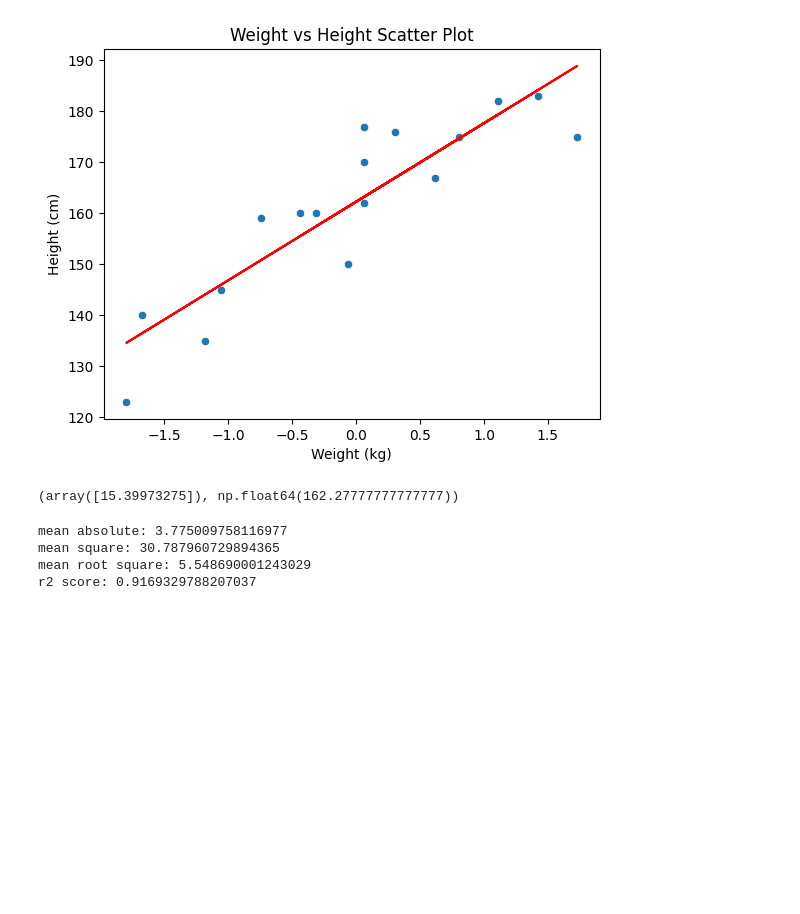
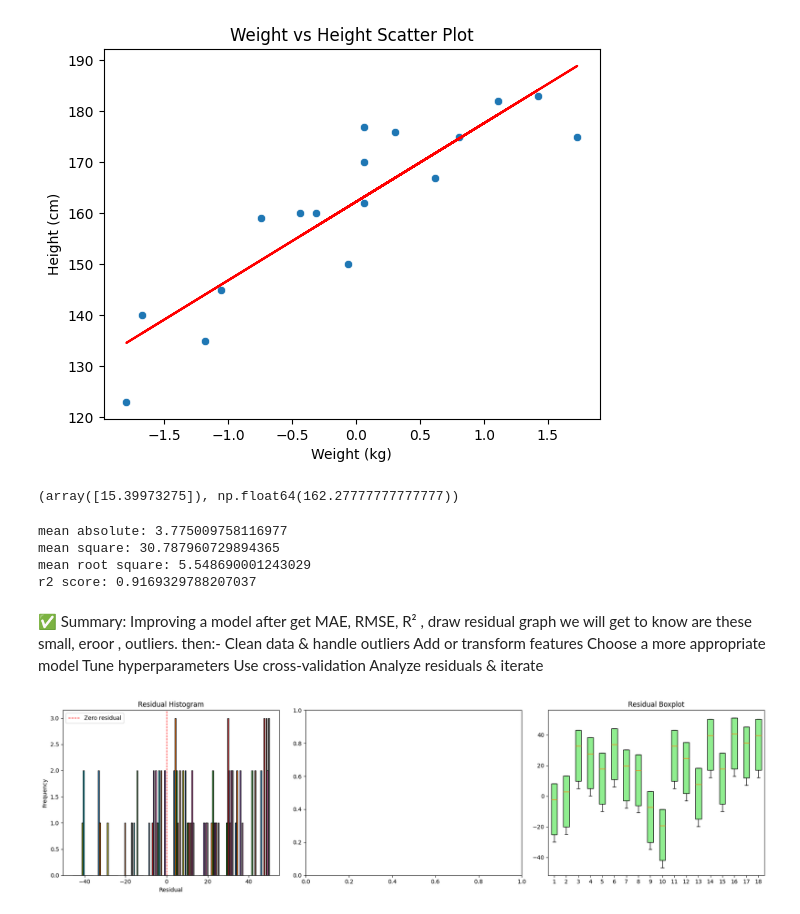
Before and after one commit to neelamah/Machine-Learning, a Jupyter notebook: 1.simple-regression.ipynb, the cells around one changed output. Cells and saved outputs as stored; diff of their text form; code cells hidden in the pictures; blank space fills up the shorter version.

```diff
--- a/1.simple-regression.ipynb
+++ b/1.simple-regression.ipynb
@@ -283,3 +356,54 @@ mean absolute: 3.775009758116977
 mean square: 30.787960729894365
 mean root square: 5.548690001243029
 r2 score: 0.9169329788207037
+# %% [markdown]
+✅ Summary: Improving a model
+after get MAE, RMSE, R² , draw residual graph we will get to know are these small, eroor , outliers.
+then:-
+Clean data & handle outliers
+Add or transform features
+Choose a more appropriate model
+Tune hyperparameters
+Use cross-validation
+Analyze residuals & iterate
+# %%
+# residual(error graph to check erro are small, large or outliers.)
+# if  data near to zero it is perfect model.
+#if error < 0  or  predicted value < actual value ( over estimate and large error)
+#if error > 0  or predicted value > actual value( underestimate estimate and small error)
+
+# Calculate residuals
+residuals = y_train.values - y_predict.reshape(-1,1)
+
+# Plot Histogram, Boxplot, Scatter Plot
+fig, axs = plt.subplots(1, 3, figsize=(18,5))
+
+# 1️⃣ Histogram
+axs[0].hist(residuals, bins=8, edgecolor='black')
+axs[0].axvline(0, color='red', linestyle='dashed', linewidth=1, label='Zero residual')
+axs[0].set_title('Residual Histogram')
+axs[0].set_xlabel('Residual')
+axs[0].set_ylabel('Frequency')
+axs[0].legend()
+
+# 2️⃣ Scatter Plot
+# axs[1].scatter(X_train['Weight'].values, residuals, s=100)
+# axs[1].axhline(0, color='black', linestyle='dashed', linewidth=1)
+# axs[1].set_title('Residual Scatter Plot')
+# axs[1].set_xlabel('Weight')
+# axs[1].set_ylabel('Residual')
+
+# 3️⃣ Boxplot
+axs[2].boxplot(residuals, vert=True, patch_artist=True, boxprops=dict(facecolor='lightgreen'))
+axs[2].set_title('Residual Boxplot')
+
+plt.tight_layout()
+plt.show()
+
+
+
+#How do you detect outliers?
+#Boxplot (1.5×IQR)
+#Large residuals in scatter/histogram
+# %% [output]
+[figure, added]
```
Also changed, not shown: parts of 2 cells of this notebook, 3 other files.
